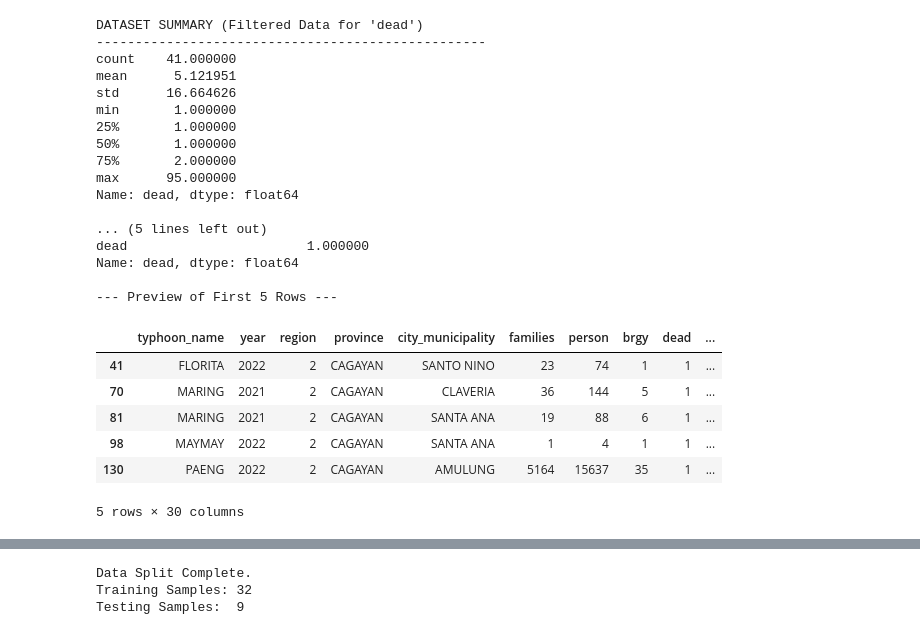
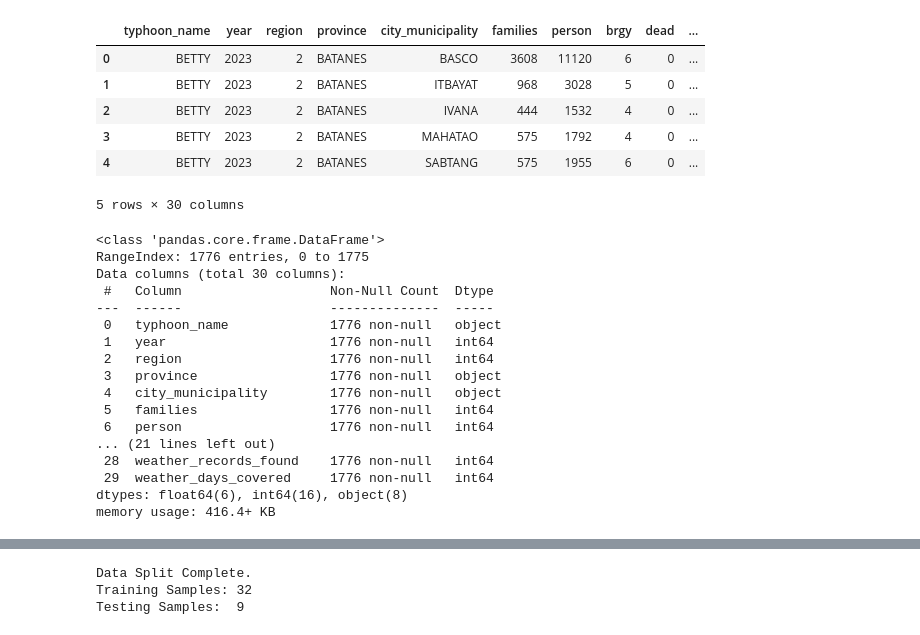
Before and after one commit to hirajya/K-Prototypes-Clustering-Algorithm-for-Post-Tropical-Cyclone-Impact-Profiling-in-the-Philippines, a Jupyter notebook: notebooks/Outcome Prediction/xgb-predictions/dead/dead.ipynb, the cells around one changed output, grey strips where cells are left out. Drawn from its saved outputs; the diff is of its cells as text; code cells hidden in the pictures.

```diff
--- a/notebooks/Outcome Prediction/xgb-predictions/dead/dead.ipynb
+++ b/notebooks/Outcome Prediction/xgb-predictions/dead/dead.ipynb
@@ -103,44 +79,30 @@ Max Value in Training Data: 95
-# %%
-# --- DATA EXPLORATION ---
-print(f"DATASET SUMMARY (Filtered Data for '{TARGET_COLUMN}')")
-print("-" * 50)
-print(df_clean[TARGET_COLUMN].describe())
-
-# Define Input Features
-input_features = [
-    'max_sustained_wind_kph',
-    'max_24hr_rainfall_mm',
-    'total_storm_rainfall_mm',
-    'min_pressure_hpa'
-]
-
-print(f"\n--- Correlation with {TARGET_COLUMN} ---")
-print(df_clean[input_features + [TARGET_COLUMN]].corr()[TARGET_COLUMN])
-
-print("\n--- Preview of First 5 Rows ---")
-df_clean.head(5)
-# %% [output]
-DATASET SUMMARY (Filtered Data for 'dead')
---------------------------------------------------
-count    41.000000
-mean      5.121951
-std      16.664626
-min       1.000000
-25%       1.000000
-50%       1.000000
-75%       2.000000
-max      95.000000
-Name: dead, dtype: float64
-
-... (5 lines left out)
-dead                       1.000000
-Name: dead, dtype: float64
-
---- Preview of First 5 Rows ---
-|  | typhoon_name | year | region | province | city_municipality | families | person | brgy | dead | ... |
-| 41 | FLORITA | 2022 | 2 | CAGAYAN | SANTO NINO | 23 | 74 | 1 | 1 | ... |
-| 70 | MARING | 2021 | 2 | CAGAYAN | CLAVERIA | 36 | 144 | 5 | 1 | ... |
-| 81 | MARING | 2021 | 2 | CAGAYAN | SANTA ANA | 19 | 88 | 6 | 1 | ... |
-| 98 | MAYMAY | 2022 | 2 | CAGAYAN | SANTA ANA | 1 | 4 | 1 | 1 | ... |
-| 130 | PAENG | 2022 | 2 | CAGAYAN | AMULUNG | 5164 | 15637 | 35 | 1 | ... |
-5 rows × 30 columns
+# %%
+df.head()
+# %% [output]
+|  | typhoon_name | year | region | province | city_municipality | families | person | brgy | dead | ... |
+| 0 | BETTY | 2023 | 2 | BATANES | BASCO | 3608 | 11120 | 6 | 0 | ... |
+| 1 | BETTY | 2023 | 2 | BATANES | ITBAYAT | 968 | 3028 | 5 | 0 | ... |
+| 2 | BETTY | 2023 | 2 | BATANES | IVANA | 444 | 1532 | 4 | 0 | ... |
+| 3 | BETTY | 2023 | 2 | BATANES | MAHATAO | 575 | 1792 | 4 | 0 | ... |
+| 4 | BETTY | 2023 | 2 | BATANES | SABTANG | 575 | 1955 | 6 | 0 | ... |
+5 rows × 30 columns
+# %%
+df.info()
+# %% [output]
+<class 'pandas.core.frame.DataFrame'>
+RangeIndex: 1776 entries, 0 to 1775
+Data columns (total 30 columns):
+ #   Column                   Non-Null Count  Dtype
+---  ------                   --------------  -----
+ 0   typhoon_name             1776 non-null   object
+ 1   year                     1776 non-null   int64
+ 2   region                   1776 non-null   int64
+ 3   province                 1776 non-null   object
+ 4   city_municipality        1776 non-null   object
+ 5   families                 1776 non-null   int64
+ 6   person                   1776 non-null   int64
+... (21 lines left out)
+ 28  weather_records_found    1776 non-null   int64
+ 29  weather_days_covered     1776 non-null   int64
+dtypes: float64(6), int64(16), object(8)
+memory usage: 416.4+ KB
```
Also changed, not shown: parts of 24 cells of this notebook, 2 other files.
